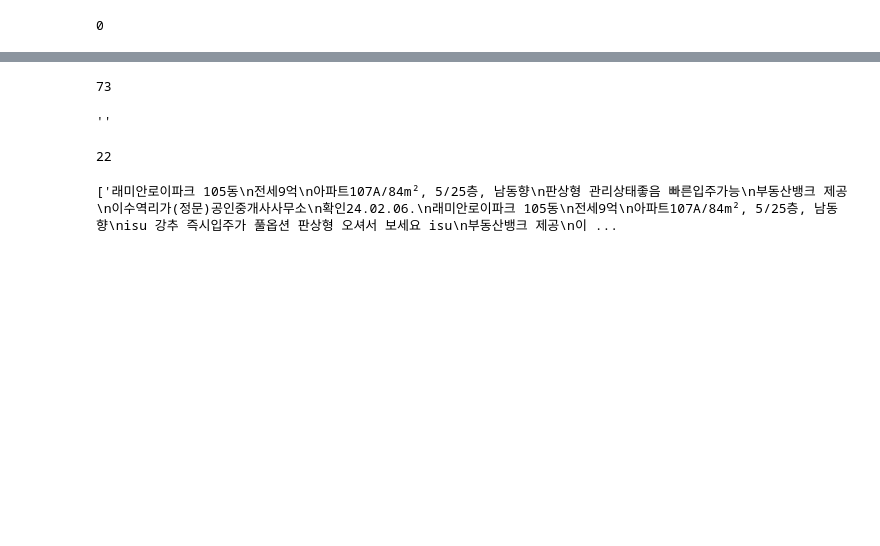
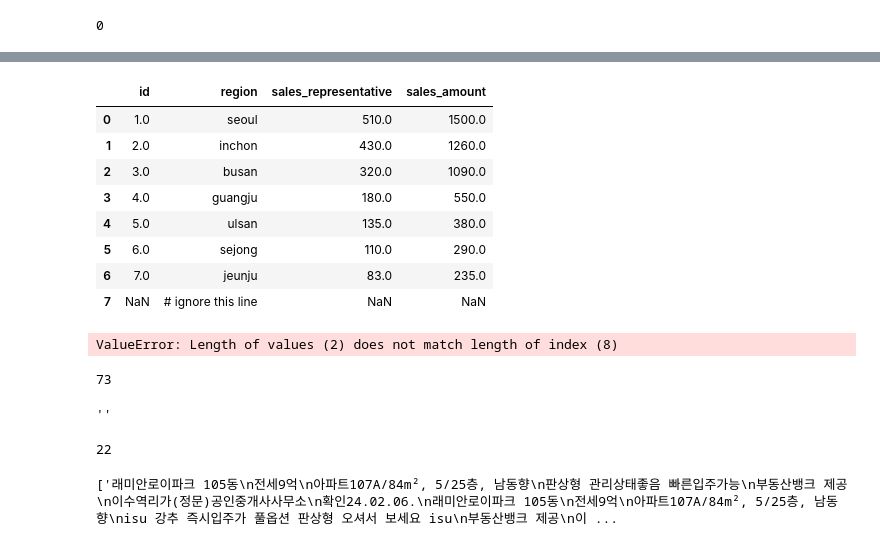
Before and after one commit to MinseokKim-KR/webcrawling, a Jupyter notebook: Financial_crawling.ipynb, the cells around one changed output, grey strips where cells are left out. Cells and saved outputs as stored; diff of their text form; code cells hidden in the pictures; blank space fills up the shorter version.

Commit message:
Add parsing func, read excel

```diff
--- a/Financial_crawling.ipynb
+++ b/Financial_crawling.ipynb
@@ -92,3 +140,23 @@ apart_list
+# %%
+## pandas 읽어서 엑셀로 저장
+import pandas as pd
+df_from_excel = pd.read_excel('example_240220.xlsx', sheet_name='Sheet1')
+# %%
+df_from_excel
+# %% [output]
+|  | id | region | sales_representative | sales_amount |
+| 0 | 1.0 | seoul | 510.0 | 1500.0 |
+| 1 | 2.0 | inchon | 430.0 | 1260.0 |
+| 2 | 3.0 | busan | 320.0 | 1090.0 |
+| 3 | 4.0 | guangju | 180.0 | 550.0 |
+| 4 | 5.0 | ulsan | 135.0 | 380.0 |
+| 5 | 6.0 | sejong | 110.0 | 290.0 |
+| 6 | 7.0 | jeunju | 83.0 | 235.0 |
+| 7 | NaN | # ignore this line | NaN | NaN |
+# %%
+df_from_excel['240220'] = ['12,35m,5000', '10,89m,150000'] ## "floor, 평형, 가격"
+# %% [output]
+ValueError: Length of values (2) does not match length of index (8)
 # %%
 apart_name = '래미안로이파크'
 # %%
```
Also changed, not shown: parts of 14 cells of this notebook, 1 other file.
